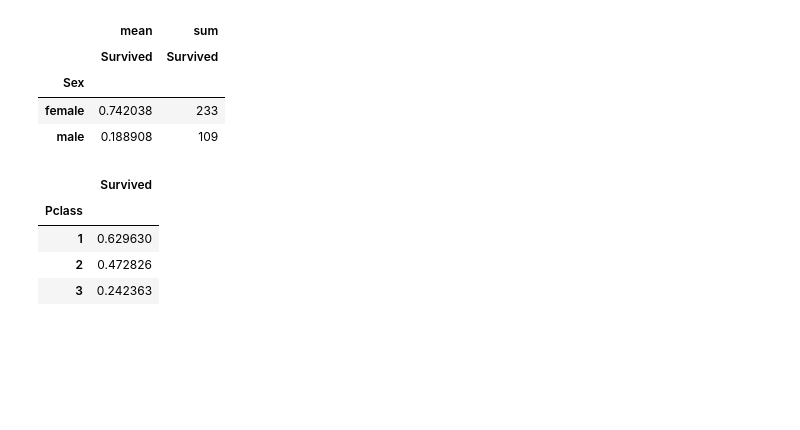
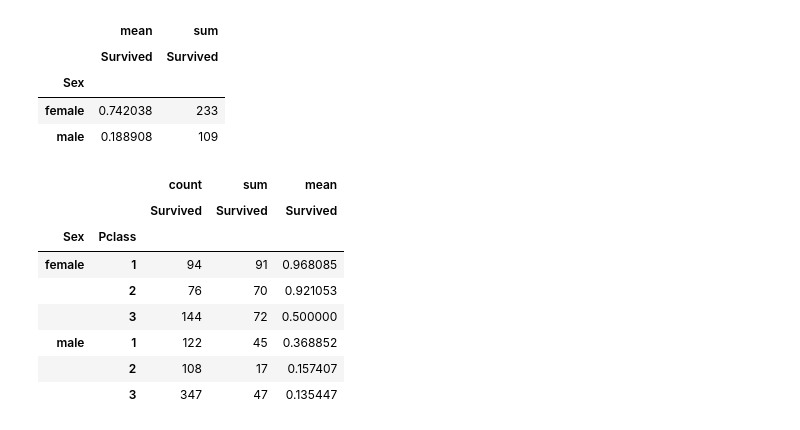
Before and after one commit to sy-grace/TIL, a Jupyter notebook: eda/240429-pandas-basics.ipynb, the cells around one changed output. Cells and saved outputs as stored; diff of their text form; code cells hidden in the pictures; blank space fills up the shorter version.

```diff
--- a/eda/240429-pandas-basics.ipynb
+++ b/eda/240429-pandas-basics.ipynb
@@ -449,10 +449,14 @@ pd.pivot_table(data=titanic, index='Sex', values='Survived', aggfunc=['mean', 's
 | male | 0.188908 | 109 |
 # %%
 # 사회 계급을 기준으로 생존률 파악
-pd.pivot_table(data=titanic, index='Pclass', values='Survived', aggfunc='mean')
+pd.pivot_table(data=titanic, index=['Sex', 'Pclass'], values='Survived', aggfunc=['count', 'sum', 'mean'])
 # %% [output]
-|  | Survived |
-| Pclass |  |
-| 1 | 0.629630 |
-| 2 | 0.472826 |
-| 3 | 0.242363 |
+|  |  | count | sum | mean |
+|  |  | Survived | Survived | Survived |
+| Sex | Pclass |  |  |  |
+| female | 1 | 94 | 91 | 0.968085 |
+|  | 2 | 76 | 70 | 0.921053 |
+|  | 3 | 144 | 72 | 0.500000 |
+| male | 1 | 122 | 45 | 0.368852 |
+|  | 2 | 108 | 17 | 0.157407 |
+|  | 3 | 347 | 47 | 0.135447 |
```
Also changed, not shown: parts of 3 cells of this notebook.
